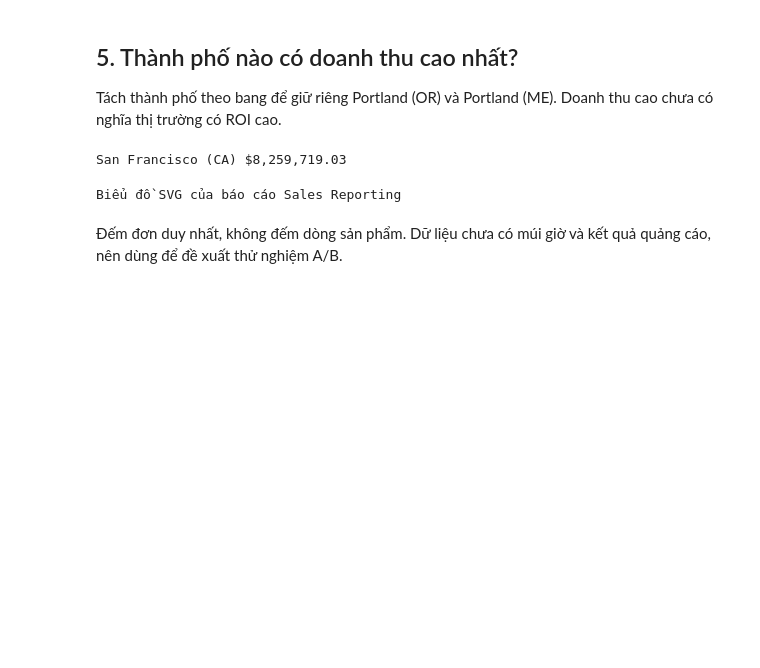
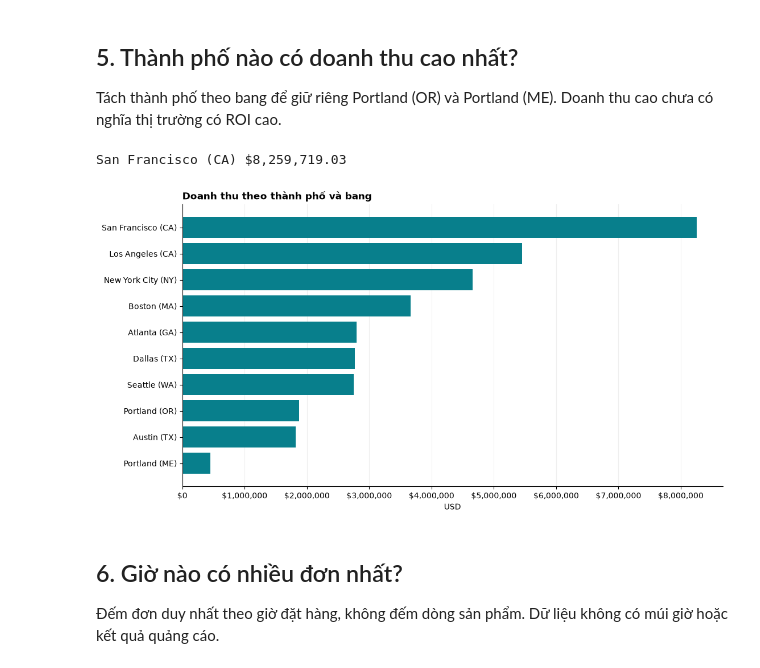
Before and after one commit to ndaiphuc172-lgtm/Sales_reporting_csv_file, a Jupyter notebook: report.ipynb, the cells around one changed output. Saved outputs shown, nothing was run; the diff lists cells and outputs as text; code cells hidden in the pictures; blank space fills up the shorter version.

```diff
--- a/report.ipynb
+++ b/report.ipynb
@@ -333,12 +233,16 @@ Tách thành phố theo bang để giữ riêng Portland (OR) và Portland (ME).
 # %%
 best = summary['cities'][0]
 print(best['label'], f"${best['sales_cents']/100:,.2f}")
-Chart('02_cities.svg')
+
+cities = summary['cities']
+plot_bars([r['label'] for r in cities], [r['sales_cents'] / 100 for r in cities],
+          title='Doanh thu theo thành phố và bang', unit='USD', horizontal=True, money=True)
 # %% [output]
 San Francisco (CA) $8,259,719.03
-Biểu đồ SVG của báo cáo Sales Reporting
+[figure, added]
 # %% [markdown]
-Đếm đơn duy nhất, không đếm dòng sản phẩm. Dữ liệu chưa có múi giờ và kết quả quảng cáo, nên dùng để đề xuất thử nghiệm A/B.
+## 6. Giờ nào có nhiều đơn nhất?
+Đếm đơn duy nhất theo giờ đặt hàng, không đếm dòng sản phẩm. Dữ liệu không có múi giờ hoặc kết quả quảng cáo.
 # %%
 for row in sorted(summary['hourly'], key=lambda r: (-r['orders'], r['label']))[:3]:
     print(f"{row['label']:02d}:00 — {row['orders']:,} đơn")
```
Also changed, not shown: parts of 10 cells of this notebook, 1 other file.
